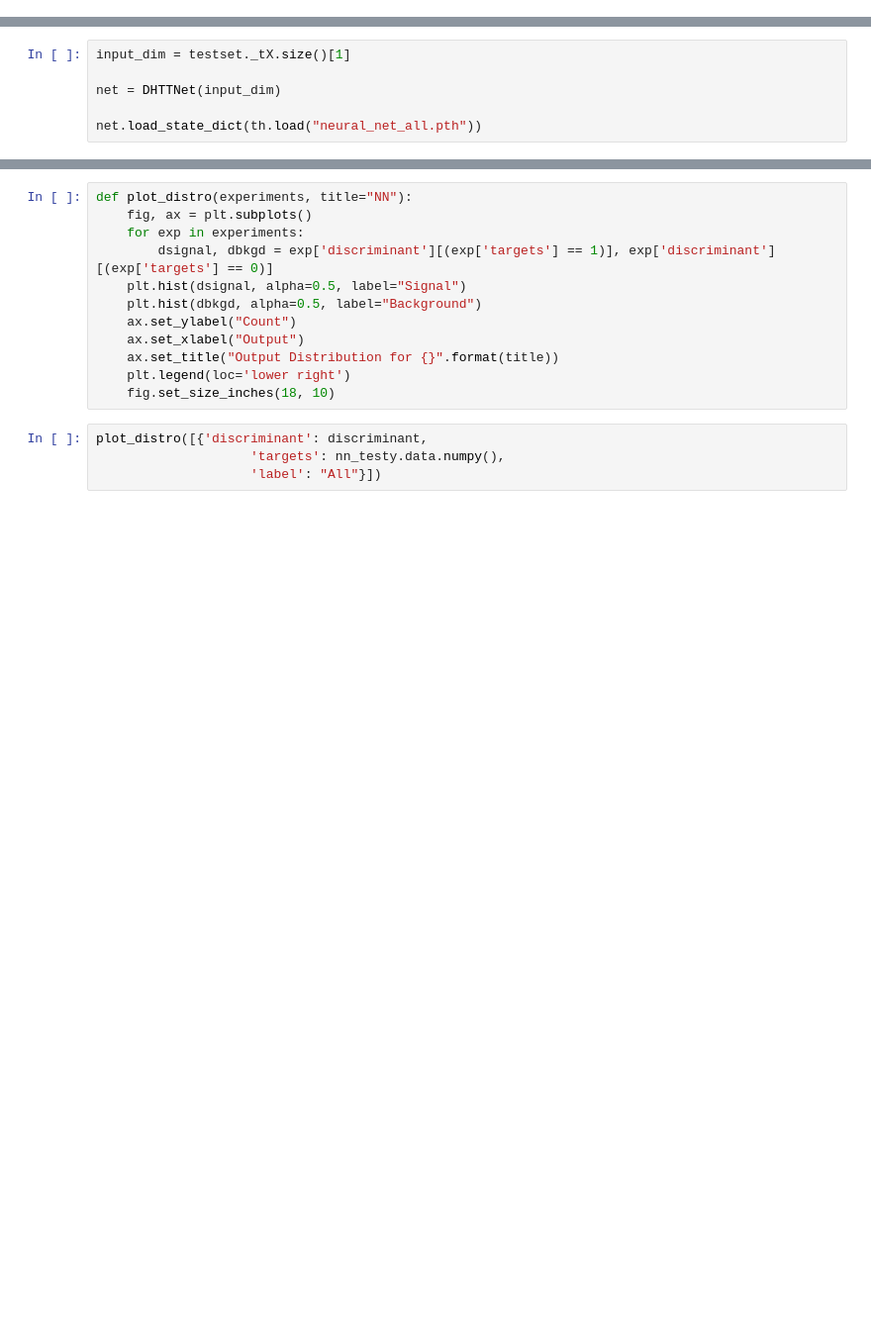
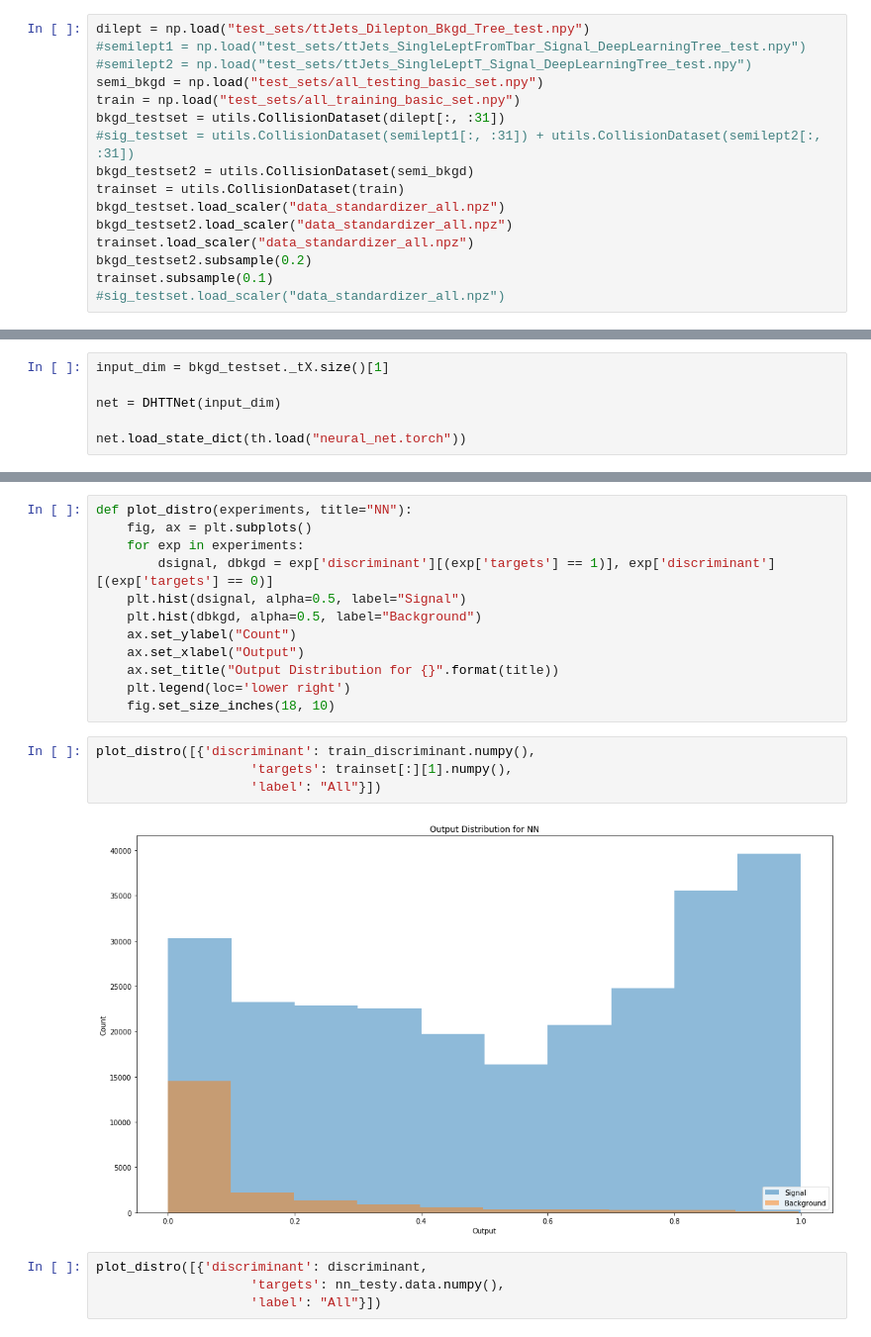
Before and after one commit to mdkdrnevich/DeepHadTopTagger, a Jupyter notebook: model_analysis.ipynb, the cells around one changed output, grey strips where cells are left out. Shown at 99% size. Cells and saved outputs as stored; diff of their text form; blank space fills up the shorter version.

```diff
--- a/model_analysis.ipynb
+++ b/model_analysis.ipynb
@@ -19,3 +15,19 @@ testset = utils.CollisionDataset(data[:, :31], scaler=(params["mean"].astype("fl
+# %%
+dilept = np.load("test_sets/ttJets_Dilepton_Bkgd_Tree_test.npy")
+#semilept1 = np.load("test_sets/ttJets_SingleLeptFromTbar_Signal_DeepLearningTree_test.npy")
+#semilept2 = np.load("test_sets/ttJets_SingleLeptT_Signal_DeepLearningTree_test.npy")
+semi_bkgd = np.load("test_sets/all_testing_basic_set.npy")
+train = np.load("test_sets/all_training_basic_set.npy")
+bkgd_testset = utils.CollisionDataset(dilept[:, :31])
+#sig_testset = utils.CollisionDataset(semilept1[:, :31]) + utils.CollisionDataset(semilept2[:, :31])
+bkgd_testset2 = utils.CollisionDataset(semi_bkgd)
+trainset = utils.CollisionDataset(train)
+bkgd_testset.load_scaler("data_standardizer_all.npz")
+bkgd_testset2.load_scaler("data_standardizer_all.npz")
+trainset.load_scaler("data_standardizer_all.npz")
+bkgd_testset2.subsample(0.2)
+trainset.subsample(0.1)
+#sig_testset.load_scaler("data_standardizer_all.npz")
 # %% [markdown]
 ### Load the BDTs
 # %%
@@ -28,11 +40,11 @@ with open("basic_bdt.pkl", 'rb') as f:
 # %% [markdown]
 ### Load the Neural Nets
 # %%
-input_dim = testset._tX.size()[1]
+input_dim = bkgd_testset._tX.size()[1]
 
 net = DHTTNet(input_dim)
 
-net.load_state_dict(th.load("neural_net_all.pth"))
+net.load_state_dict(th.load("neural_net.torch"))
 # %% [markdown]
 ## Make Predictions/Discriminants
 # %%
@@ -166,6 +174,12 @@ def plot_distro(experiments, title="NN"):
     ax.set_title("Output Distribution for {}".format(title))
     plt.legend(loc='lower right')
     fig.set_size_inches(18, 10)
+# %%
+plot_distro([{'discriminant': train_discriminant.numpy(),
+                    'targets': trainset[:][1].numpy(),
+                    'label': "All"}])
+# %% [output]
+[figure, added]
 # %%
 plot_distro([{'discriminant': discriminant,
                     'targets': nn_testy.data.numpy(),
```
Also changed, not shown: parts of 15 cells of this notebook, 2 other files.
